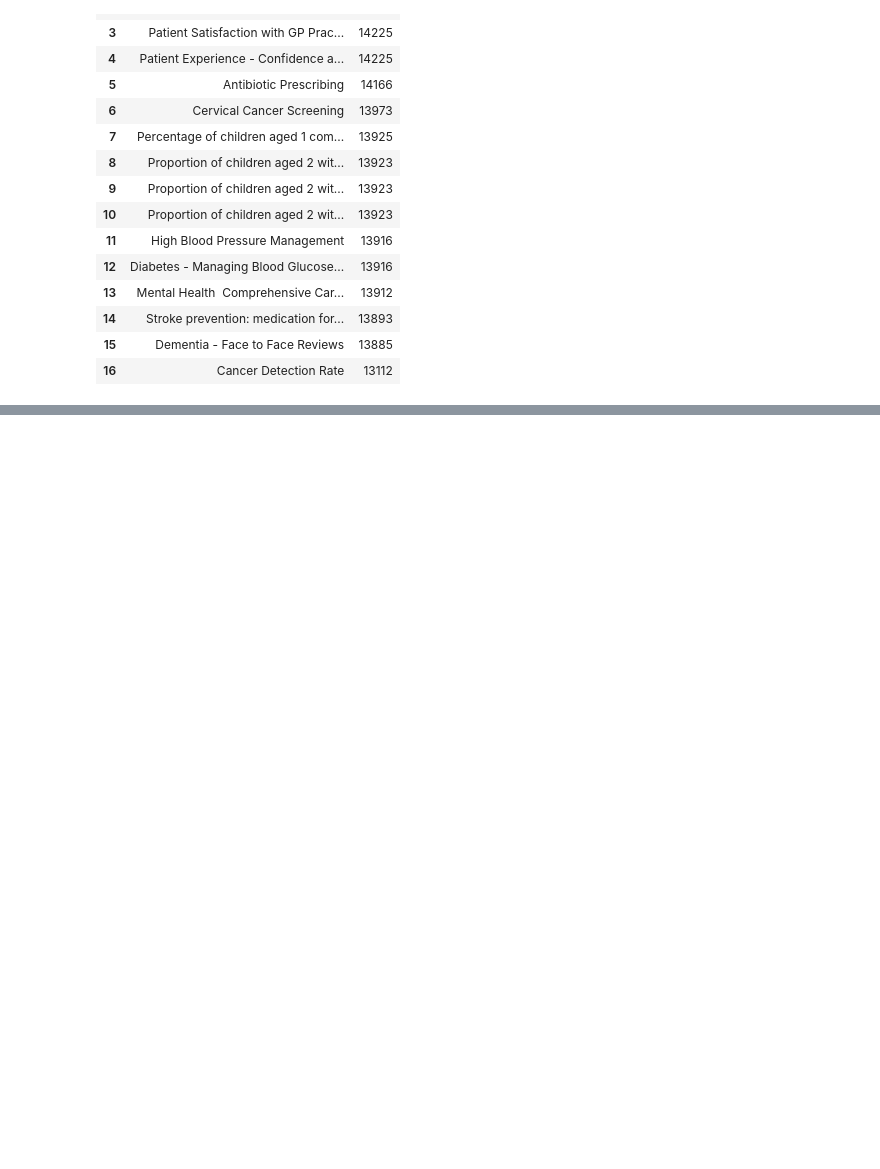
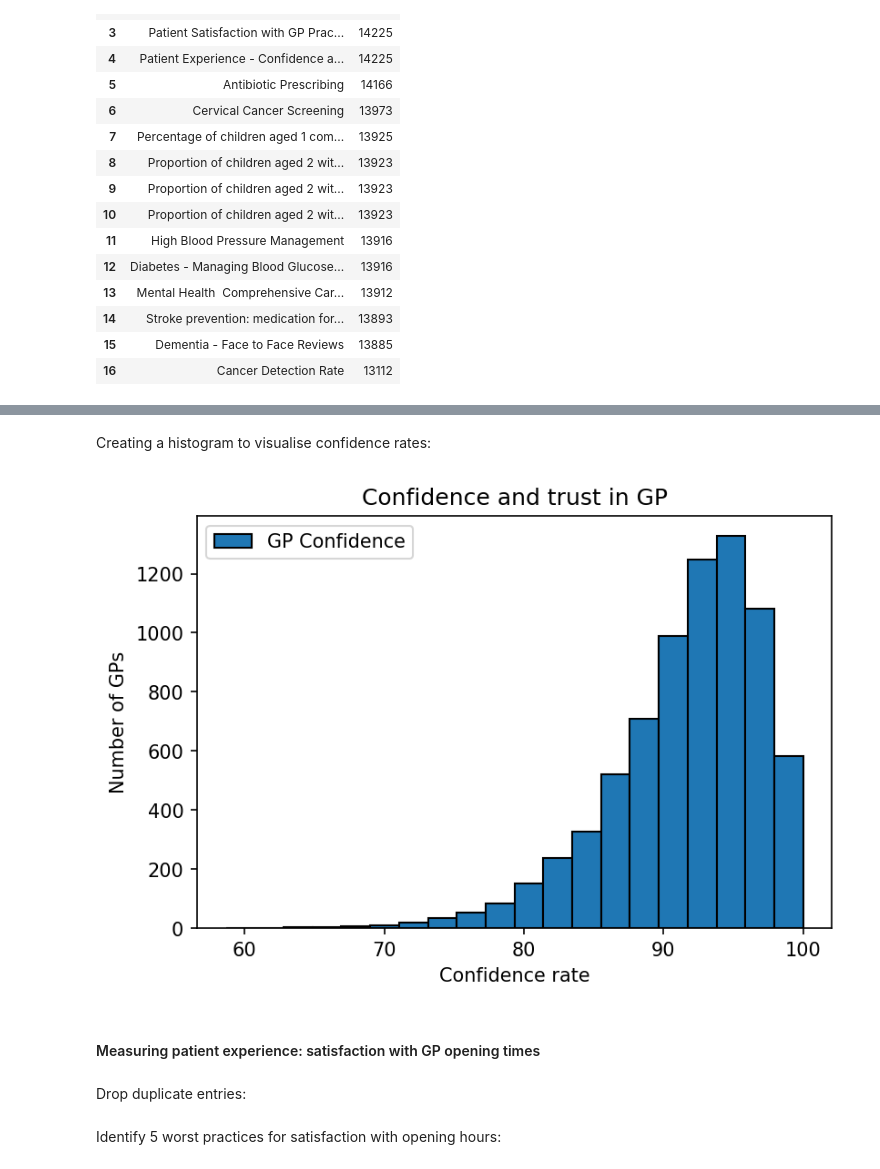
Before and after one commit to woody-g/techexer, a Jupyter notebook: Technical exercise.ipynb, the cells around one changed output, grey strips where cells are left out. Drawn from its saved outputs; the diff is of its cells as text; code cells hidden in the pictures; blank space fills up the shorter version.

```diff
--- a/Technical exercise.ipynb
+++ b/Technical exercise.ipynb
@@ -126,0 +223,2 @@ indicators[indicators['MetricName']=='Care Quality Commission Inspection Ratings
+# %%
+experience = indicators[indicators['MetricName']=='Patient Experience - Confidence and Trust in GP']
@@ -126,0 +227,2 @@ indicators[indicators['MetricName']=='Care Quality Commission Inspection Ratings
+# %%
+experience = experience.drop_duplicates(subset = ['OrganisationCode','Text'])
@@ -126,0 +240,16 @@ indicators[indicators['MetricName']=='Care Quality Commission Inspection Ratings
+# %% [markdown]
+Creating a histogram to visualise confidence rates:
+# %%
+confidence_rate = experience['TextPercentages']
+legend = ['GP Confidence']
+plt.figure(dpi=(150))
+plt.hist(confidence_rate, ec='black',bins=20)
+plt.xlabel("Confidence rate")
+plt.ylabel("Number of GPs")
+plt.legend(legend)
+plt.title('Confidence and trust in GP')
+plt.show()
+# %% [output]
+[figure, added]
+# %% [markdown]
+#### Measuring patient experience: satisfaction with GP opening times
@@ -126,0 +258,2 @@ indicators[indicators['MetricName']=='Care Quality Commission Inspection Ratings
+# %% [markdown]
+Drop duplicate entries:
@@ -126,0 +262,2 @@ indicators[indicators['MetricName']=='Care Quality Commission Inspection Ratings
+# %% [markdown]
+Identify 5 worst practices for satisfaction with opening hours:
```
Also changed, not shown: parts of 54 cells of this notebook, 1 other file.
